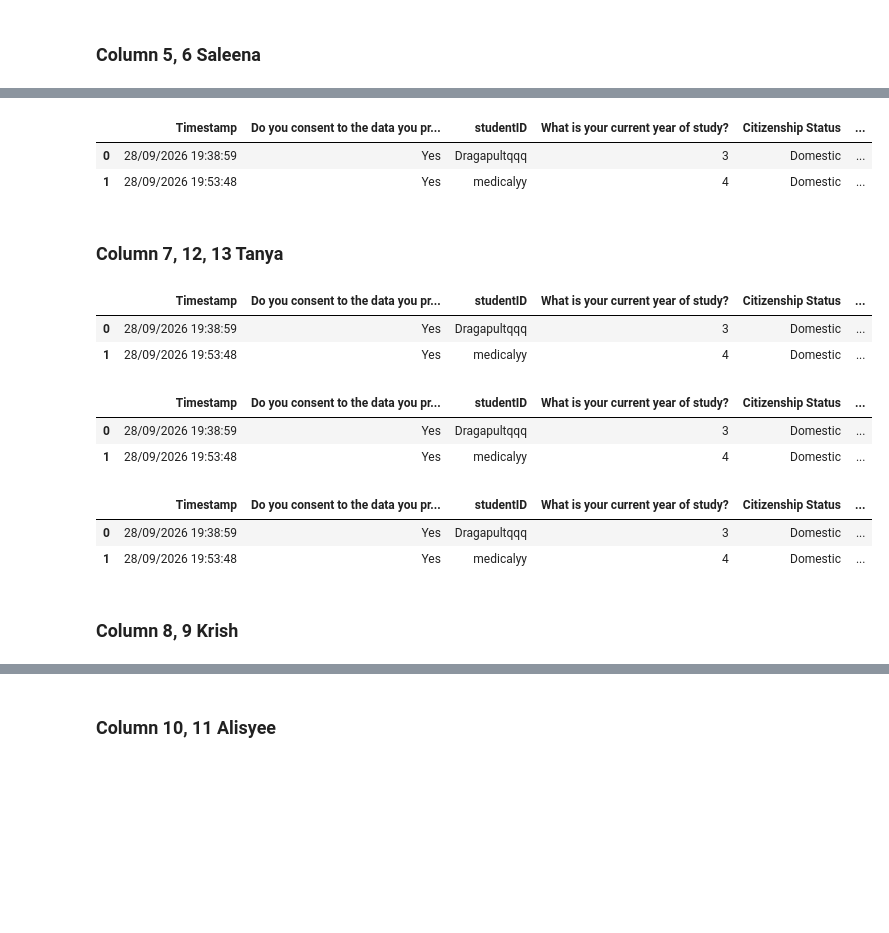
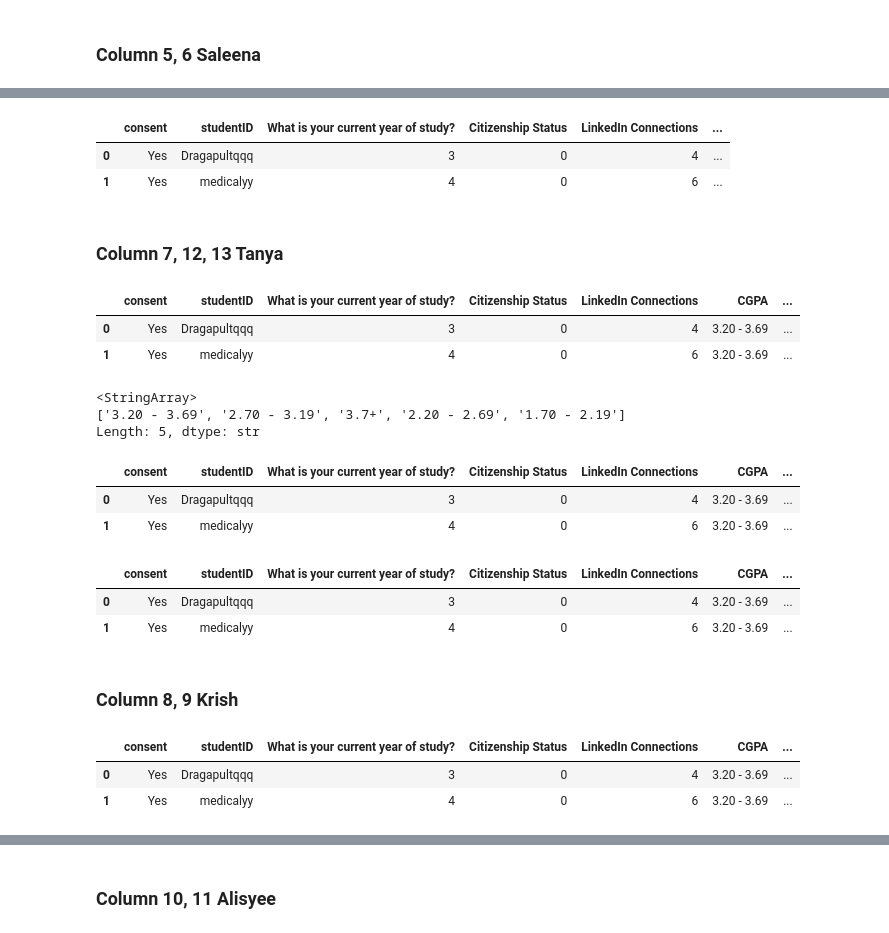
Before and after one commit to saleenaq06/sta304-Project, a Jupyter notebook: DataCollection/main.ipynb, the cells around one changed output, grey strips where cells are left out. Drawn from its saved outputs; the diff is of its cells as text; code cells hidden in the pictures; blank space fills up the shorter version.

```diff
--- a/DataCollection/main.ipynb
+++ b/DataCollection/main.ipynb
@@ -36,6 +36,6 @@ df.columns.tolist()
 ### Column 1, 2, 3, 4
 # %%
 # Removes first column: 'Timestamp'
-df.drop(columns='Timestamp')
+df = df.drop(columns='Timestamp')
 df.head(2)
 # %% [output]
@@ -45,2 +45,4 @@ df.head(2)
 # %%
 # 'Do you consent to the data you provide to be used for statistical and research purposes?'
+df.rename(columns={'Do you consent to the data you provide to be used for statistical and research purposes?': 'consent'}, inplace=True)
+df.head(2)
@@ -84,8 +90,8 @@ df.head(2)
 # %%
 # Get rid of "student" after domestic or international in the column 'Citizenship Status'
 
-df['Citizenship Status'] = df['Citizenship Status'].str.replace('Domestic student', 'Domestic')
-df['Citizenship Status'] = df['Citizenship Status'].str.replace('International student', 'International')
+df['Citizenship Status'] = df['Citizenship Status'].str.replace('Domestic student', '0')
+df['Citizenship Status'] = df['Citizenship Status'].str.replace('International student', '1')
 
 df.head(4)
 # %% [output]
@@ -97,14 +103,26 @@ df.head(4)
 # %%
 # 'How many connections do you have on LinkedIn?'
 
 # Renaming the column 'How many connections do you have on LinkedIn?' to 'LinkedIn Connections'
 
 df.rename(columns={'How many connections do you have on LinkedIn?': 'LinkedIn Connections'}, inplace=True)
+
+linkedin_connections_map = {
+    'I do not use LinkedIn or Prefer not to say': 0,
+    '0 - 100': 1,
+    '100 - 200': 2,
+    '200 - 300': 3,
+    '300 - 400': 4,
+    '400 - 500': 5,
+    '500+': 6
+}
+df['LinkedIn Connections'] = df['LinkedIn Connections'].map(linkedin_connections_map)
+
 df.head(2)
 # %% [output]
-|  | Timestamp | Do you consent to the data you pr... | studentID | What is your current year of study? | Citizenship Status | ... |
-| 0 | 28/09/2026 19:38:59 | Yes | Dragapultqqq | 3 | Domestic | ... |
-| 1 | 28/09/2026 19:53:48 | Yes | medicalyy | 4 | Domestic | ... |
+|  | consent | studentID | What is your current year of study? | Citizenship Status | LinkedIn Connections | ... |
+| 0 | Yes | Dragapultqqq | 3 | 0 | 4 | ... |
+| 1 | Yes | medicalyy | 4 | 0 | 6 | ... |
 # %% [markdown]
 ### Column 7, 12, 13 Tanya
 # %%
@@ -114,9 +132,22 @@ df.head(2)
 df.rename(columns={'What is your current cumulative GPA?': 'CGPA'}, inplace=True)
 df.head(2)
 # %% [output]
-|  | Timestamp | Do you consent to the data you pr... | studentID | What is your current year of study? | Citizenship Status | ... |
-| 0 | 28/09/2026 19:38:59 | Yes | Dragapultqqq | 3 | Domestic | ... |
-| 1 | 28/09/2026 19:53:48 | Yes | medicalyy | 4 | Domestic | ... |
+|  | consent | studentID | What is your current year of study? | Citizenship Status | LinkedIn Connections | CGPA | ... |
+| 0 | Yes | Dragapultqqq | 3 | 0 | 4 | 3.20 - 3.69 | ... |
+| 1 | Yes | medicalyy | 4 | 0 | 6 | 3.20 - 3.69 | ... |
+# %%
+df['CGPA'].unique()
+
+cgpa_map = {
+    '1.70 - 2.19',
+    '3.20 - 3.69',
+    '2.70 - 3.19',
+    '2.20 - 2.69',
+    '3.7+'}
+# %% [output]
+<StringArray>
+['3.20 - 3.69', '2.70 - 3.19', '3.7+', '2.20 - 2.69', '1.70 - 2.19']
+Length: 5, dtype: str
 # %%
 # 'How many internships (paid or unpaid, including co-op placements, ROP, and UTMCIP) have you completed?'
 
@@ -129,9 +160,9 @@ df['Completed Internships'] = df['Completed Internships'].replace('12 months of
 df['Completed Internships'] = pd.to_numeric(df['Completed Internships'], errors='coerce').astype('Int64')
 df.head(2)
 # %% [output]
-|  | Timestamp | Do you consent to the data you pr... | studentID | What is your current year of study? | Citizenship Status | ... |
-| 0 | 28/09/2026 19:38:59 | Yes | Dragapultqqq | 3 | Domestic | ... |
-| 1 | 28/09/2026 19:53:48 | Yes | medicalyy | 4 | Domestic | ... |
+|  | consent | studentID | What is your current year of study? | Citizenship Status | LinkedIn Connections | CGPA | ... |
+| 0 | Yes | Dragapultqqq | 3 | 0 | 4 | 3.20 - 3.69 | ... |
+| 1 | Yes | medicalyy | 4 | 0 | 6 | 3.20 - 3.69 | ... |
 # %%
 # 'How well do you feel your degree has prepared you for the workforce?'
 
@@ -152,9 +183,9 @@ workforce_preparedness_map = {
 df['Workforce Preparedness'] = df['Workforce Preparedness'].map(workforce_preparedness_map)
 df.head(2)
 # %% [output]
-|  | Timestamp | Do you consent to the data you pr... | studentID | What is your current year of study? | Citizenship Status | ... |
-| 0 | 28/09/2026 19:38:59 | Yes | Dragapultqqq | 3 | Domestic | ... |
-| 1 | 28/09/2026 19:53:48 | Yes | medicalyy | 4 | Domestic | ... |
+|  | consent | studentID | What is your current year of study? | Citizenship Status | LinkedIn Connections | CGPA | ... |
+| 0 | Yes | Dragapultqqq | 3 | 0 | 4 | 3.20 - 3.69 | ... |
+| 1 | Yes | medicalyy | 4 | 0 | 6 | 3.20 - 3.69 | ... |
 # %% [markdown]
 ### Column 8, 9 Krish
 # %%
@@ -176,6 +207,10 @@ agreement_map = {
 
 df['Necessary Skills'] = df['Necessary Skills'].str.strip().map(agreement_map)
 df.head(2)
+# %% [output]
+|  | consent | studentID | What is your current year of study? | Citizenship Status | LinkedIn Connections | CGPA | ... |
+| 0 | Yes | Dragapultqqq | 3 | 0 | 4 | 3.20 - 3.69 | ... |
+| 1 | Yes | medicalyy | 4 | 0 | 6 | 3.20 - 3.69 | ... |
 # %%
 # 'Rate your agreement with each statement [I believe there are abundant entry-level opportunities in my field of study right now.]'
 
```
Also changed, not shown: parts of 10 cells of this notebook.
